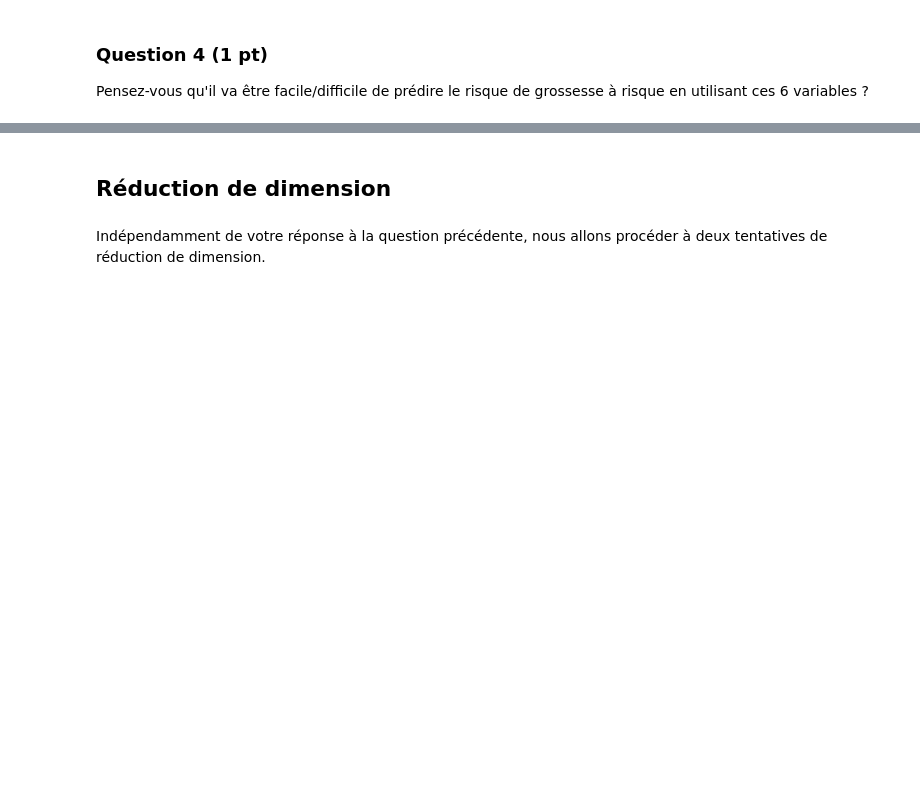
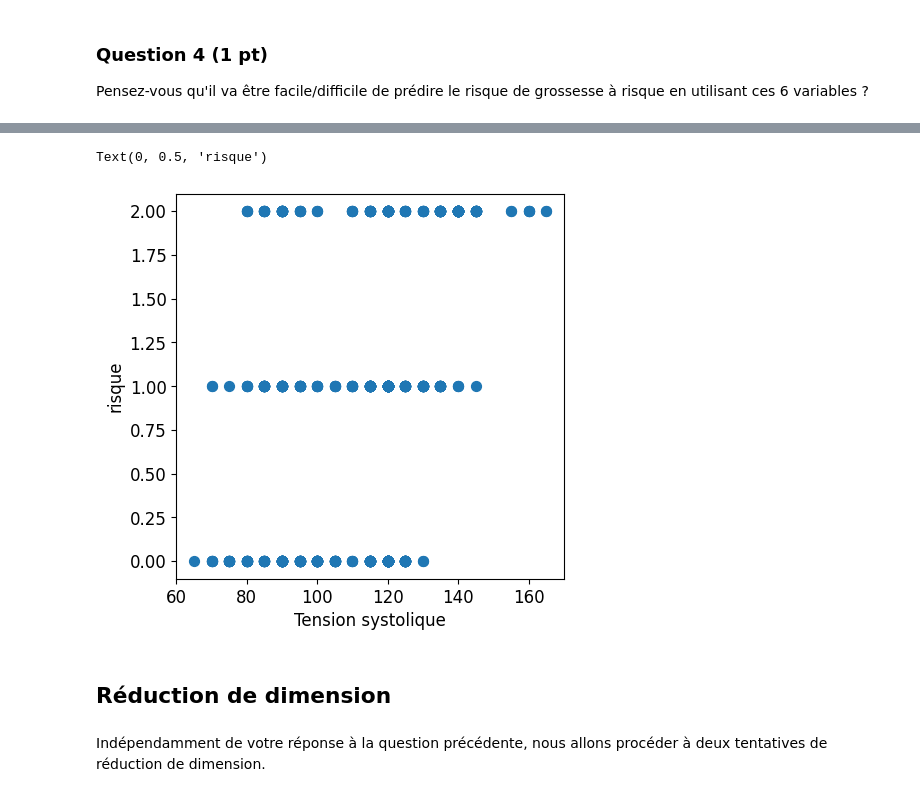
Before and after one commit to antoinebossin/Projet_data, a Jupyter notebook: Projet.ipynb, the cells around one changed output, grey strips where cells are left out. Drawn from its saved outputs; the diff is of its cells as text; code cells hidden in the pictures; blank space fills up the shorter version.

```diff
--- a/Projet.ipynb
+++ b/Projet.ipynb
@@ -133,3 +146,13 @@ Pensez-vous qu'il va être facile/difficile de prédire le risque de grossesse
+# %%
+fig = plt.figure(figsize=(5, 5)) # forcer une figure carrée
+
+plt.scatter(df_train['Tension systolique'], df_train['Risque'], s=50)
+
+plt.xlabel('Tension systolique')
+plt.ylabel('risque')
+# %% [output]
+Text(0, 0.5, 'risque')
+[figure, added]
 # %% [markdown]
 ## Réduction de dimension
 # %% [markdown]
```
Also changed, not shown: parts of 14 cells of this notebook, 2 other files.
